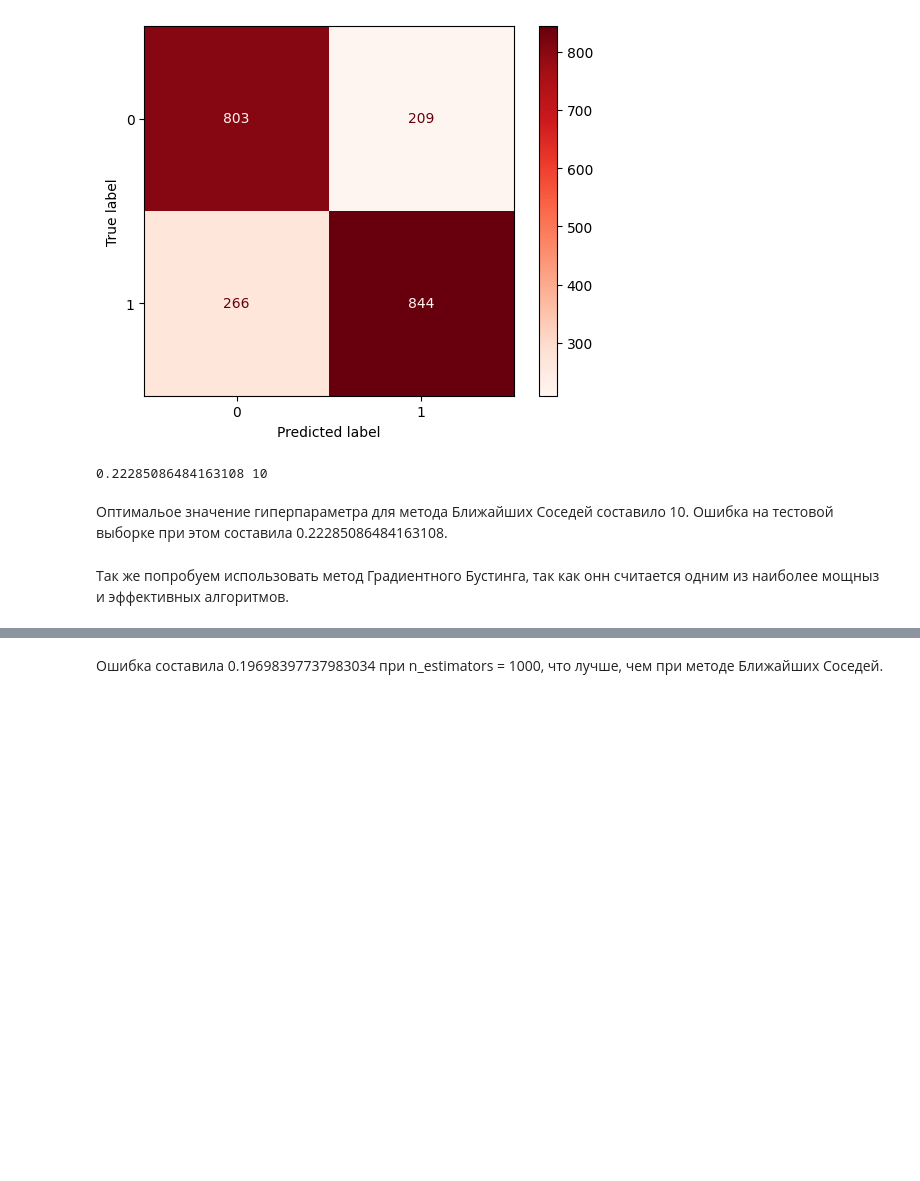
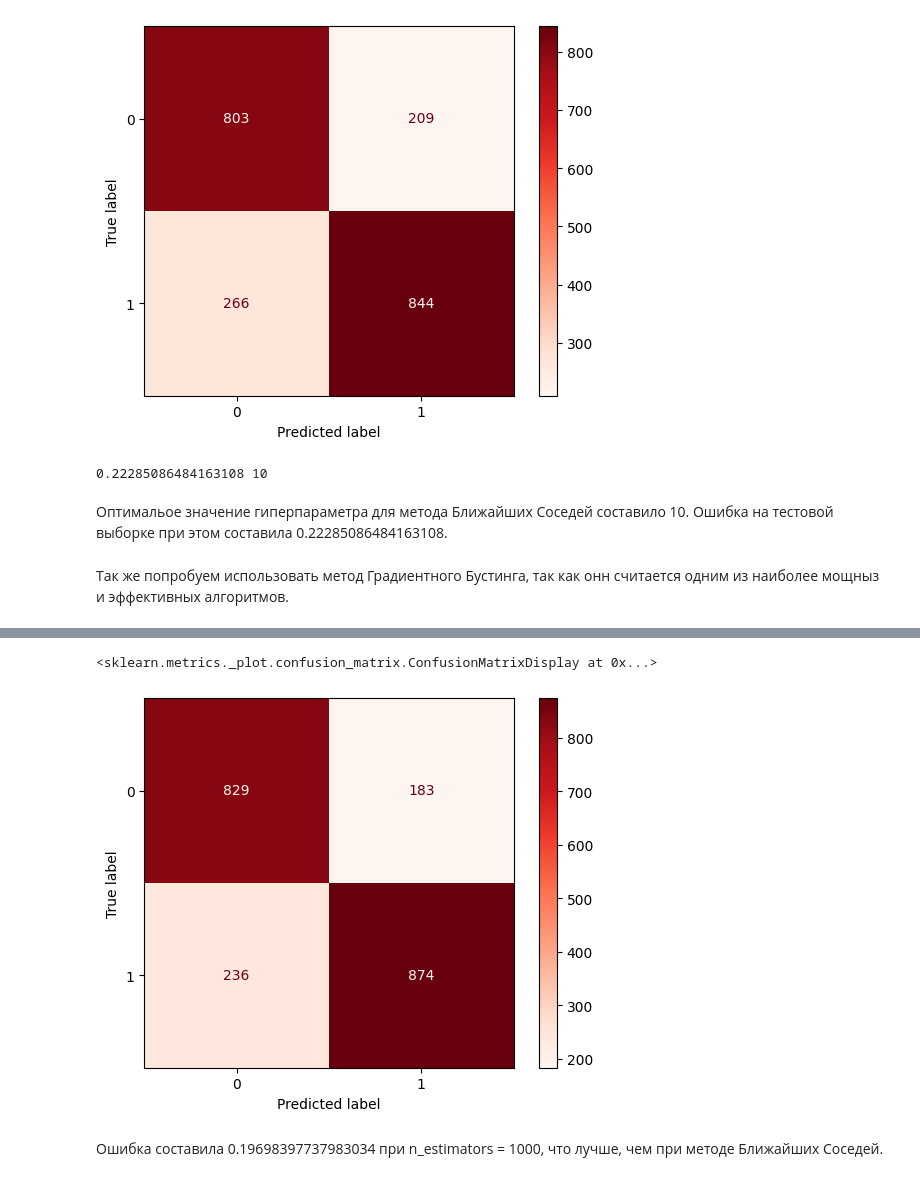
Before and after one commit to aclbk54/Machine-Learning-2023, a Jupyter notebook: Titanic.ipynb, the cells around one changed output, grey strips where cells are left out. Drawn from its saved outputs; the diff is of its cells as text; code cells hidden in the pictures; blank space fills up the shorter version.

```diff
--- a/Titanic.ipynb
+++ b/Titanic.ipynb
@@ -363,2 +365,7 @@ print(err_train, err_test)
+# %%
+ConfusionMatrixDisplay(confusion_matrix(y_test, gbt.predict(X_test))).plot(cmap = 'Reds')
+# %% [output]
+<sklearn.metrics._plot.confusion_matrix.ConfusionMatrixDisplay at 0x...>
+[figure, added]
 # %% [markdown]
 Ошибка составила 0.19698397737983034 при n_estimators = 1000, что лучше, чем при методе Ближайших Соседей.
```
Also changed, not shown: parts of 19 cells of this notebook.
